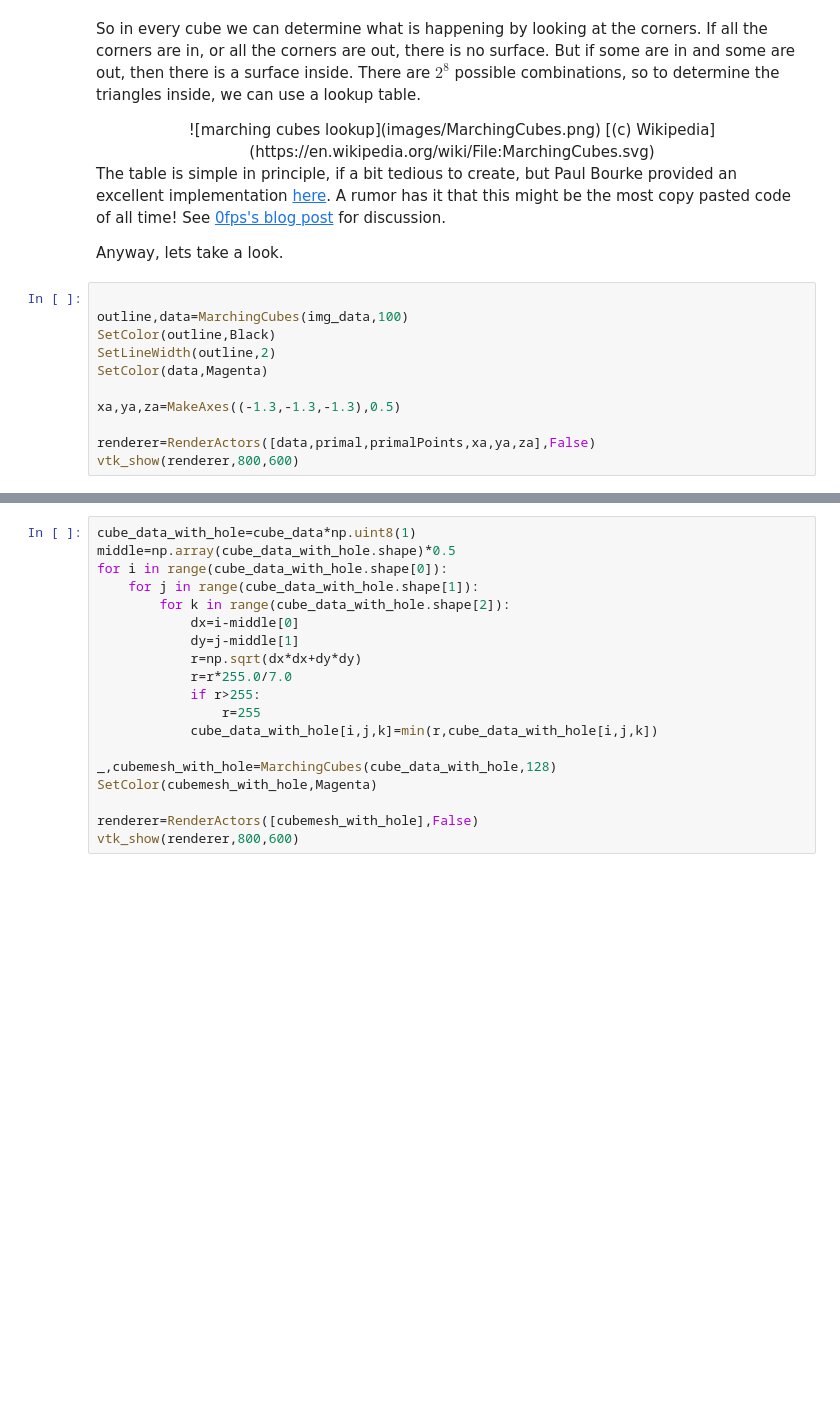
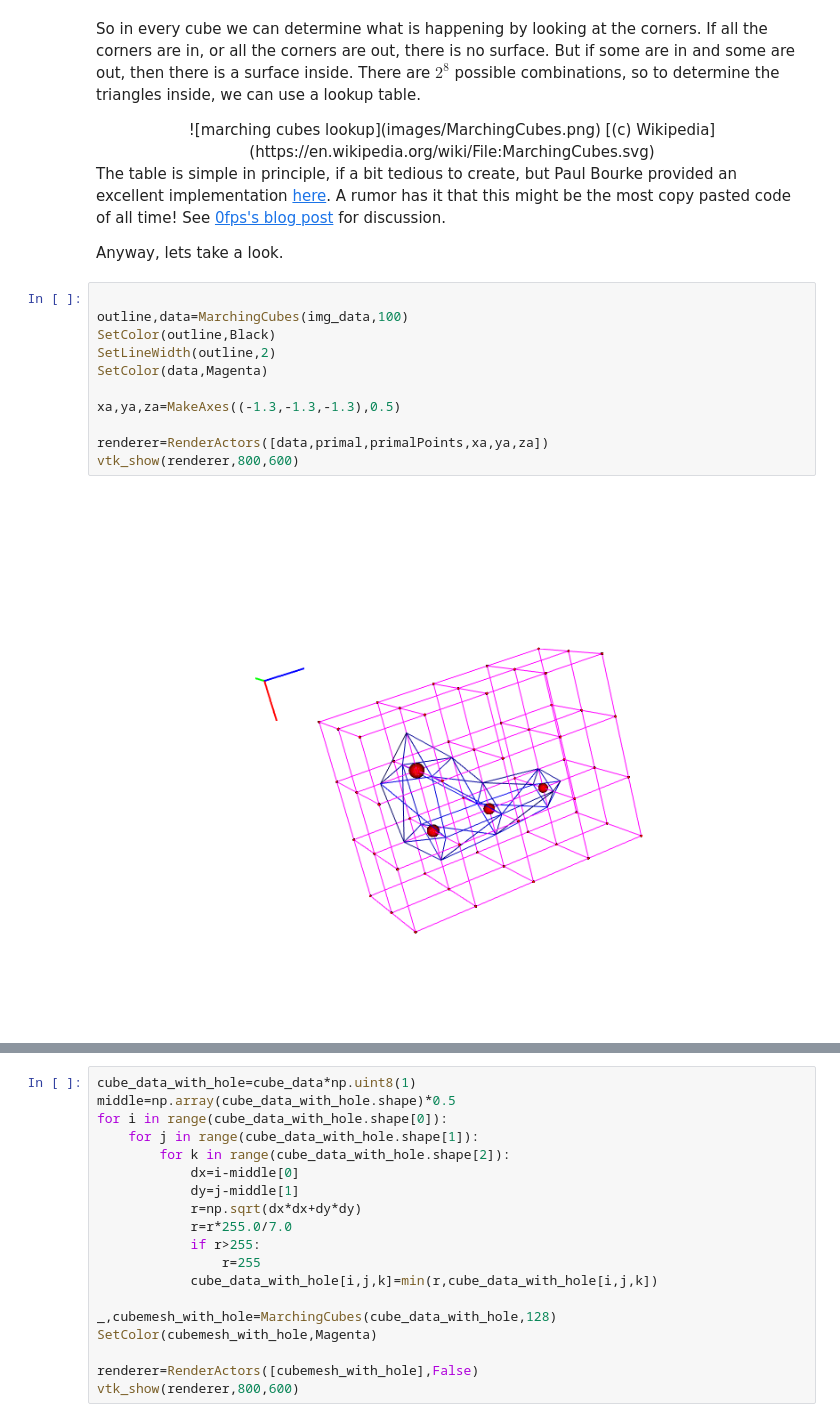
Before and after one commit to str4w/DualContour, a Jupyter notebook: Dual Contouring.ipynb, the cells around one changed output, grey strips where cells are left out. Cells and saved outputs as stored; diff of their text form; blank space fills up the shorter version.

```diff
--- a/Dual Contouring.ipynb
+++ b/Dual Contouring.ipynb
@@ -139,14 +149,16 @@ Anyway, lets take a look.
 # %%
 
 outline,data=MarchingCubes(img_data,100)
 SetColor(outline,Black)
 SetLineWidth(outline,2)
 SetColor(data,Magenta)
 
 xa,ya,za=MakeAxes((-1.3,-1.3,-1.3),0.5)
 
-renderer=RenderActors([data,primal,primalPoints,xa,ya,za],False)
+renderer=RenderActors([data,primal,primalPoints,xa,ya,za])
 vtk_show(renderer,800,600)
+# %% [output]
+[figure, added]
 # %%
 cube_data=np.zeros((24,24,24),dtype=np.uint8,order='C')
 cube_data[2:-2,2:-2,2:-2]=255
```
Also changed, not shown: parts of 9 cells of this notebook, 1 other file.
